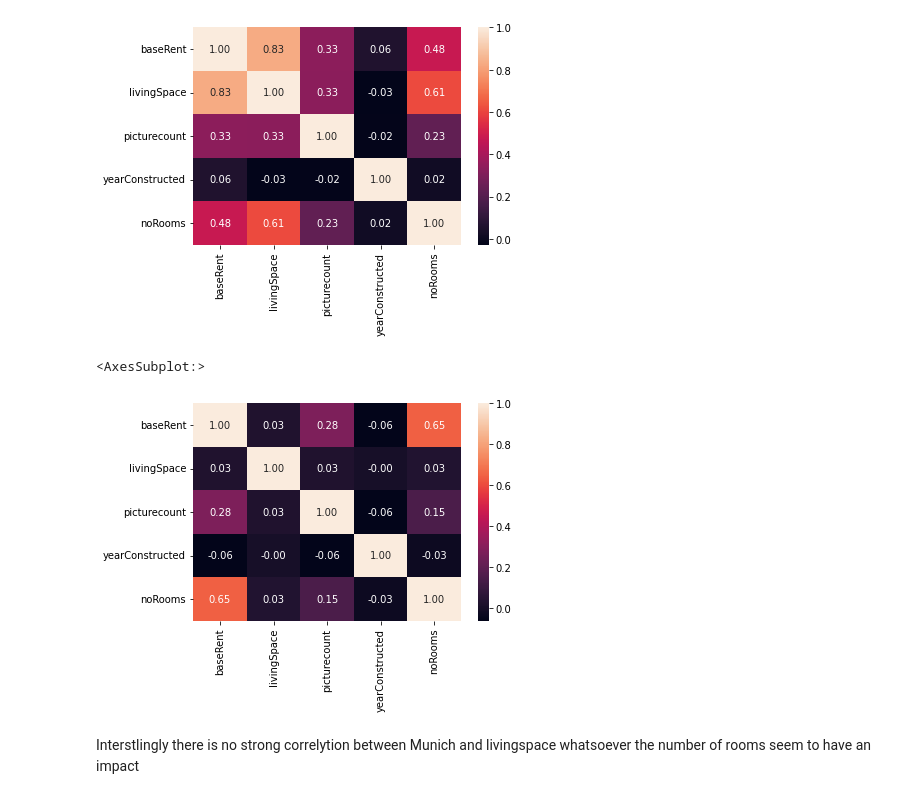
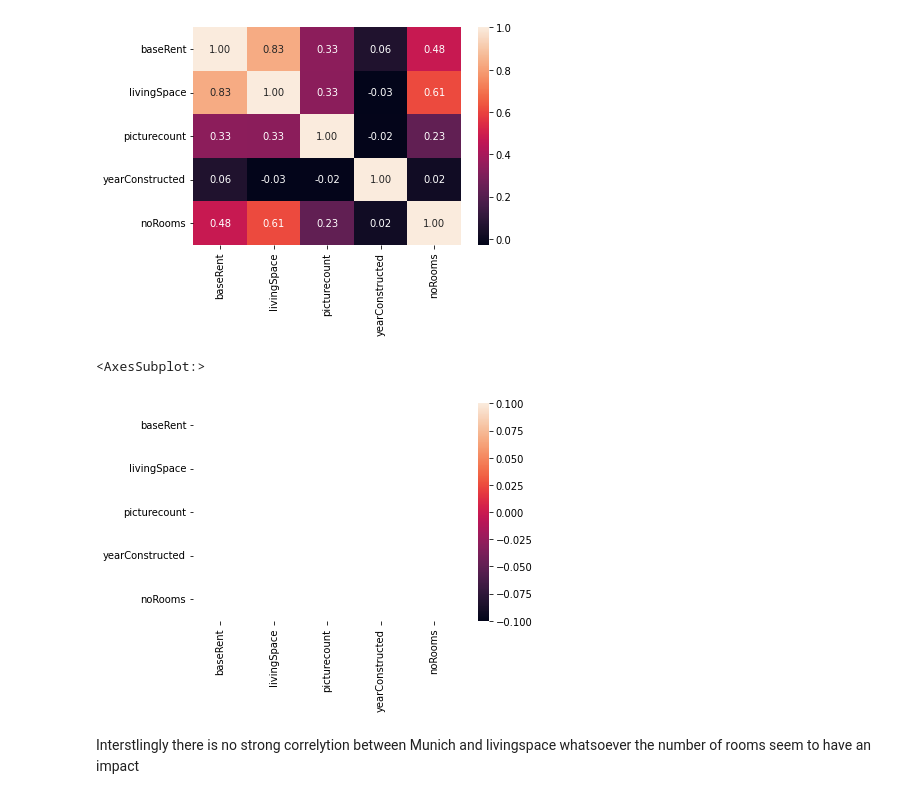
Before and after one commit to satv0878/rental_prize_analysis, a Jupyter notebook: rental.ipynb, the cells around one changed output. Cells and saved outputs as stored; diff of their text form; code cells hidden in the pictures.

```diff
--- a/rental.ipynb
+++ b/rental.ipynb
@@ -302,11 +301,11 @@ sns.heatmap(df_Berlin.corr(), annot=True, fmt=".2f")
 <AxesSubplot:>
 [figure]
 # %%
-df_munich = get_city_or_region(df_prices_predict,'München')
+df_munich =df_prices_predict[df_prices_predict.regio2 == 'München']
 sns.heatmap(df_munich.corr(), annot=True, fmt=".2f")
 # %% [output]
 <AxesSubplot:>
-[figure, old version]
+[figure, new version]
 # %% [markdown]
 Interstlingly there is no strong correlytion between Munich and livingspace whatsoever the number of rooms seem to have an impact
 # %%
```
Also changed, not shown: parts of 2 cells of this notebook, 1 other file.
